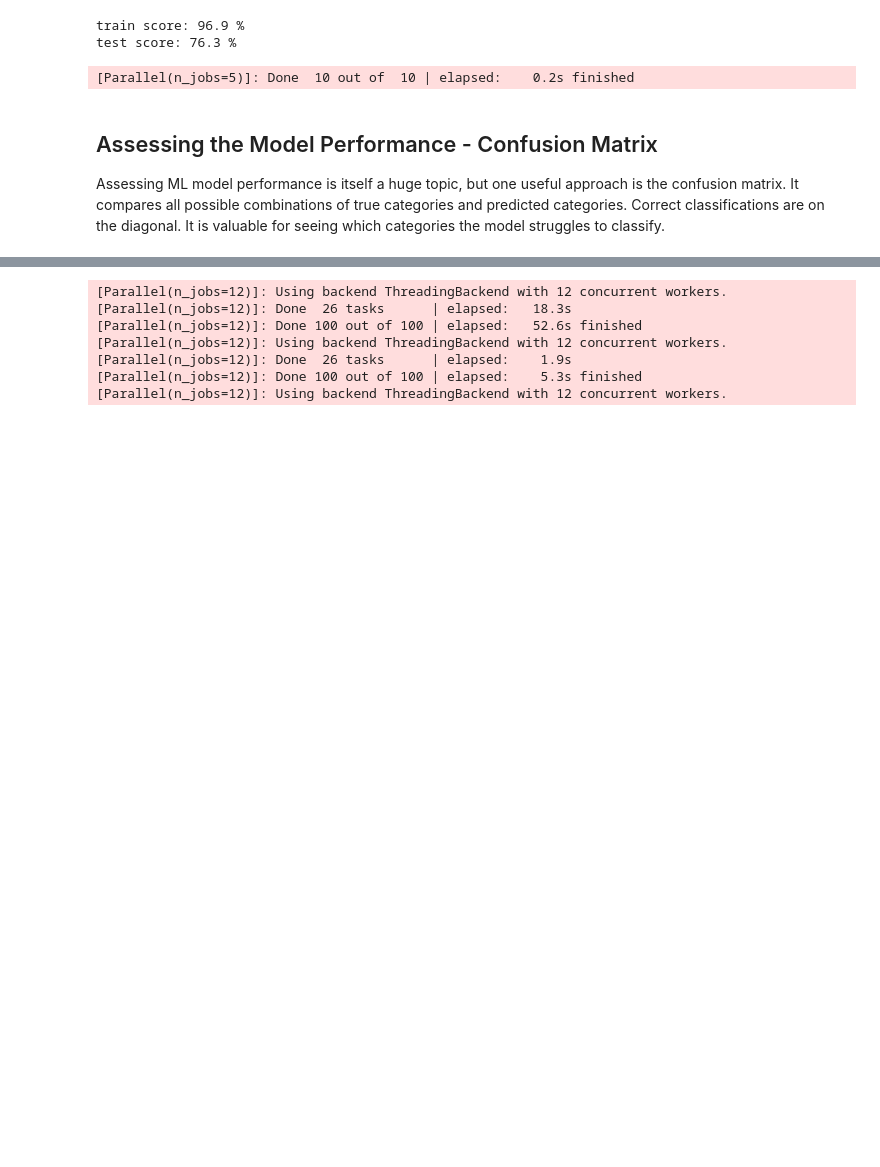
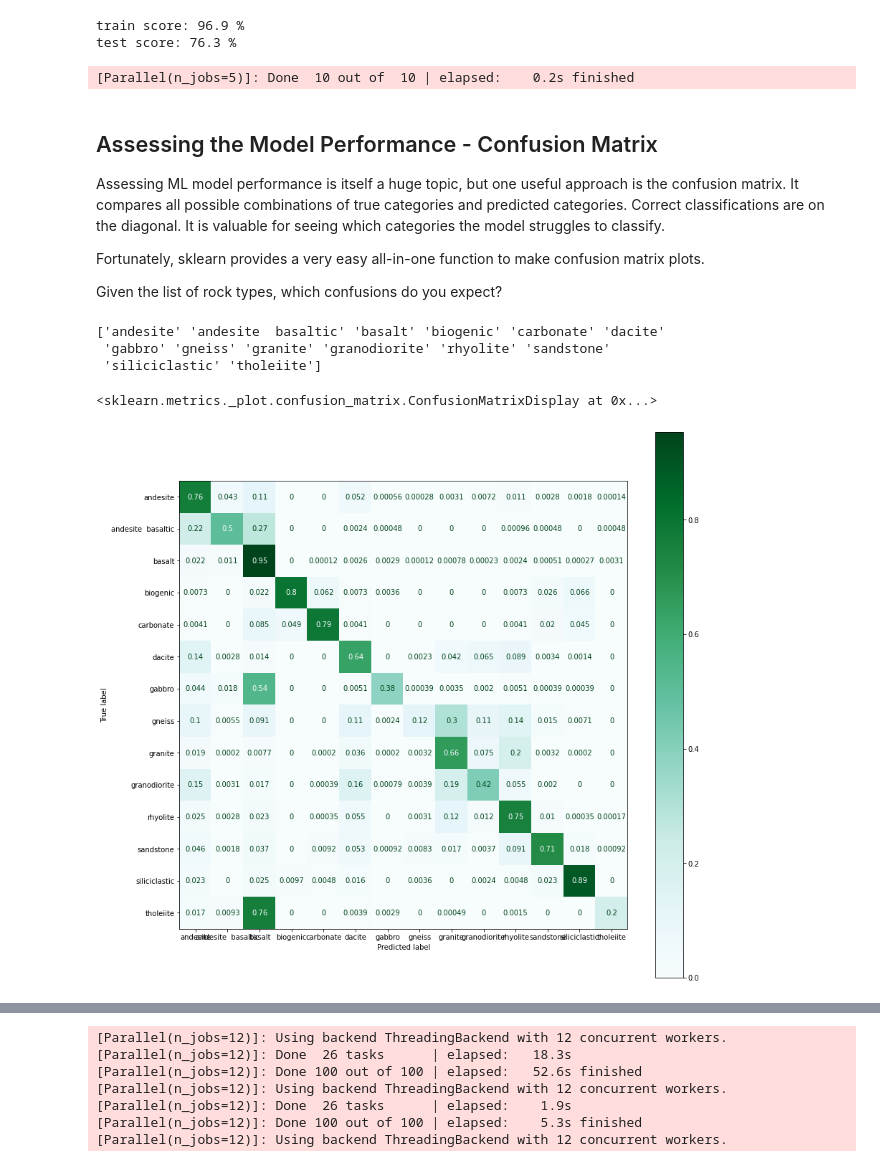
Before and after one commit to ds4geo/ds4geo, a Jupyter notebook: WS 2020 Course Notes/Session 9.ipynb, the cells around one changed output, grey strips where cells are left out. Cells and saved outputs as stored; diff of their text form; code cells hidden in the pictures; blank space fills up the shorter version.

```diff
--- a/WS 2020 Course Notes/Session 9.ipynb
+++ b/WS 2020 Course Notes/Session 9.ipynb
@@ -280,3 +280,13 @@ test score: 76.3 %
 # %% [markdown]
 ## Assessing the Model Performance - Confusion Matrix
 Assessing ML model performance is itself a huge topic, but one useful approach is the confusion matrix. It compares all possible combinations of true categories and predicted categories. Correct classifications are on the diagonal. It is valuable for seeing which categories the model struggles to classify.
+
+Fortunately, sklearn provides a very easy all-in-one function to make confusion matrix plots.
+
+Given the list of rock types, which confusions do you expect?
+# %%
+print(le.classes_)
+# %% [output]
+['andesite' 'andesite  basaltic' 'basalt' 'biogenic' 'carbonate' 'dacite'
+ 'gabbro' 'gneiss' 'granite' 'granodiorite' 'rhyolite' 'sandstone'
+ 'siliciclastic' 'tholeiite']
@@ -282,0 +295,6 @@ Assessing ML model performance is itself a huge topic, but one useful approach i
+# %%
+fig, ax = plt.subplots(figsize=(14,14))
+plot_confusion_matrix(clf, xv, yv, normalize="true", display_labels=le.classes_, ax=ax, cmap="BuGn")
+# %% [output]
+<sklearn.metrics._plot.confusion_matrix.ConfusionMatrixDisplay at 0x...>
+[figure, added]
```
Also changed, not shown: parts of 5 cells of this notebook.
